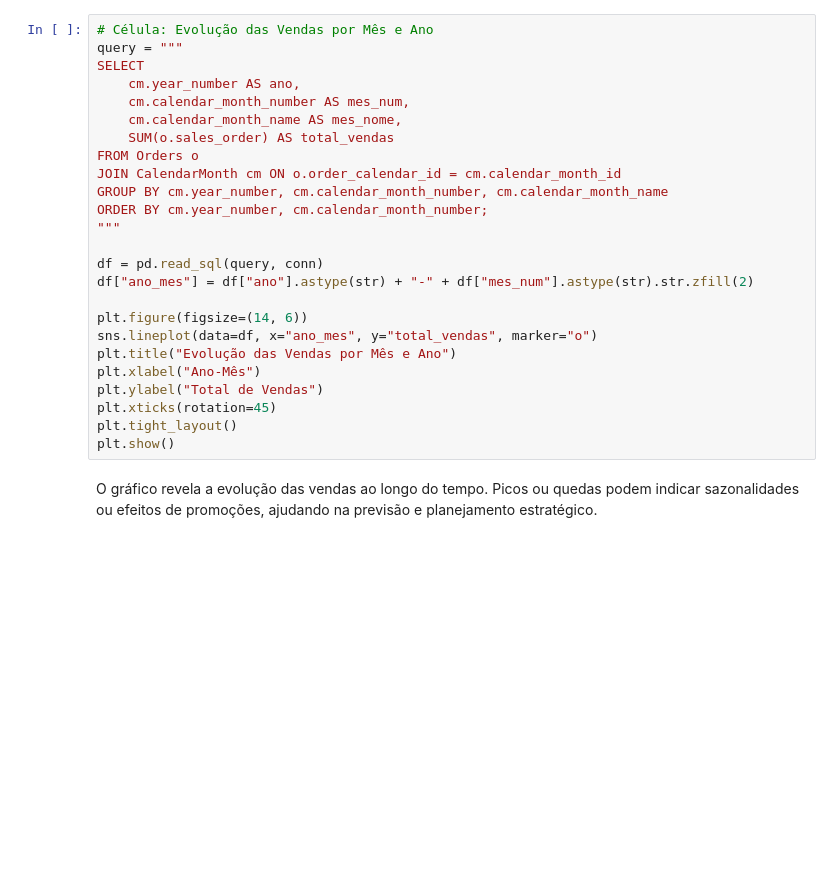
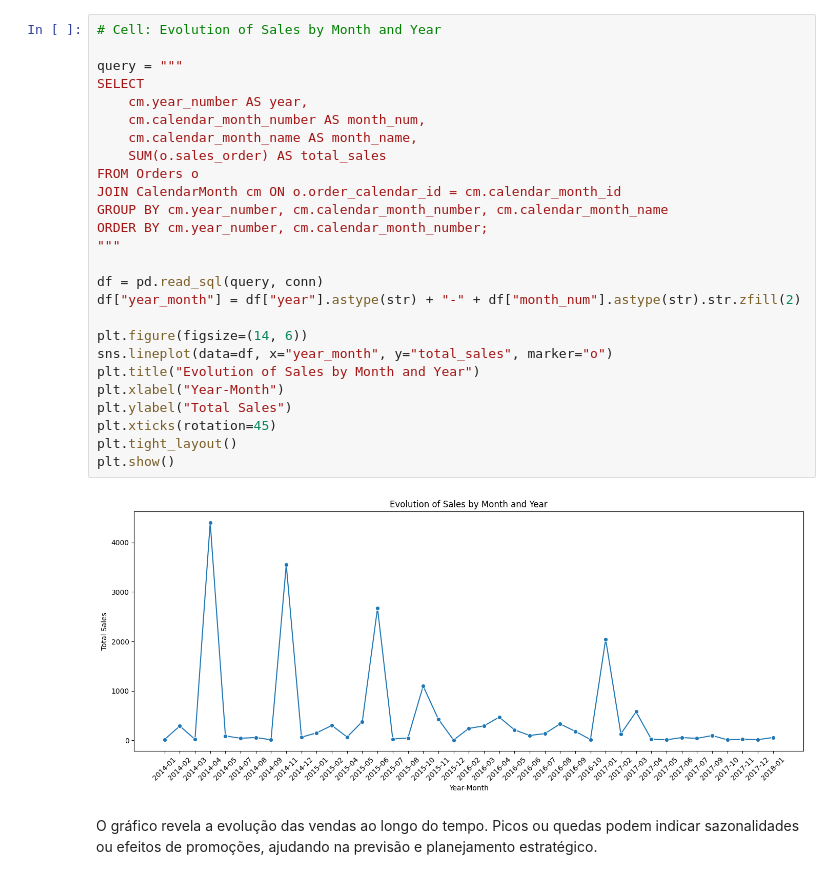
Before and after one commit to 0xAbelheira/Super-Store-DataWarehouse, a Jupyter notebook: Data_Analysis.ipynb, the cells around one changed output. Drawn from its saved outputs; the diff is of its cells as text; blank space fills up the shorter version.

```diff
--- a/Data_Analysis.ipynb
+++ b/Data_Analysis.ipynb
@@ -18,28 +24,31 @@ print("✅ Ligado à base de dados com sucesso.")
 # %%
-# Célula: Evolução das Vendas por Mês e Ano
+# Cell: Evolution of Sales by Month and Year
+
 query = """
 SELECT
-    cm.year_number AS ano,
-    cm.calendar_month_number AS mes_num,
-    cm.calendar_month_name AS mes_nome,
-    SUM(o.sales_order) AS total_vendas
+    cm.year_number AS year,
+    cm.calendar_month_number AS month_num,
+    cm.calendar_month_name AS month_name,
+    SUM(o.sales_order) AS total_sales
 FROM Orders o
 JOIN CalendarMonth cm ON o.order_calendar_id = cm.calendar_month_id
 GROUP BY cm.year_number, cm.calendar_month_number, cm.calendar_month_name
 ORDER BY cm.year_number, cm.calendar_month_number;
 """
 
 df = pd.read_sql(query, conn)
-df["ano_mes"] = df["ano"].astype(str) + "-" + df["mes_num"].astype(str).str.zfill(2)
+df["year_month"] = df["year"].astype(str) + "-" + df["month_num"].astype(str).str.zfill(2)
 
 plt.figure(figsize=(14, 6))
-sns.lineplot(data=df, x="ano_mes", y="total_vendas", marker="o")
-plt.title("Evolução das Vendas por Mês e Ano")
-plt.xlabel("Ano-Mês")
-plt.ylabel("Total de Vendas")
+sns.lineplot(data=df, x="year_month", y="total_sales", marker="o")
+plt.title("Evolution of Sales by Month and Year")
+plt.xlabel("Year-Month")
+plt.ylabel("Total Sales")
 plt.xticks(rotation=45)
 plt.tight_layout()
 plt.show()
+# %% [output]
+[figure, added]
 # %% [markdown]
 O gráfico revela a evolução das vendas ao longo do tempo. Picos ou quedas podem indicar sazonalidades ou efeitos de promoções, ajudando na previsão e planejamento estratégico.
 # %%
```
Also changed, not shown: parts of 11 cells of this notebook.
